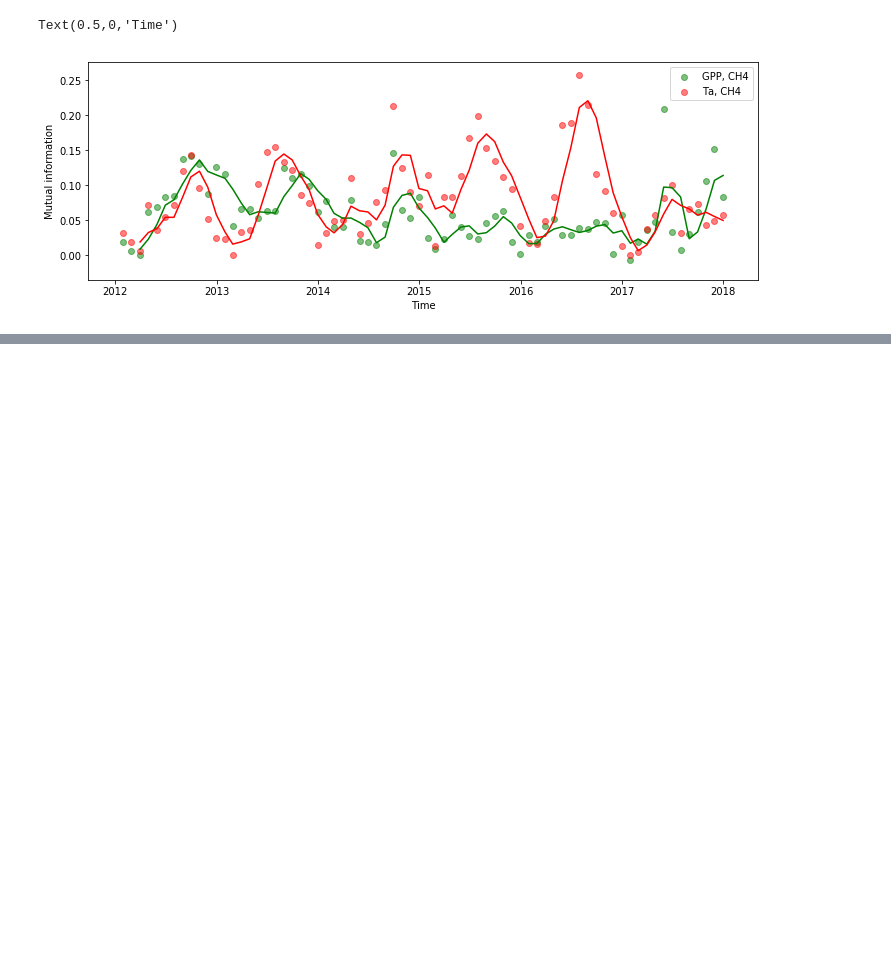
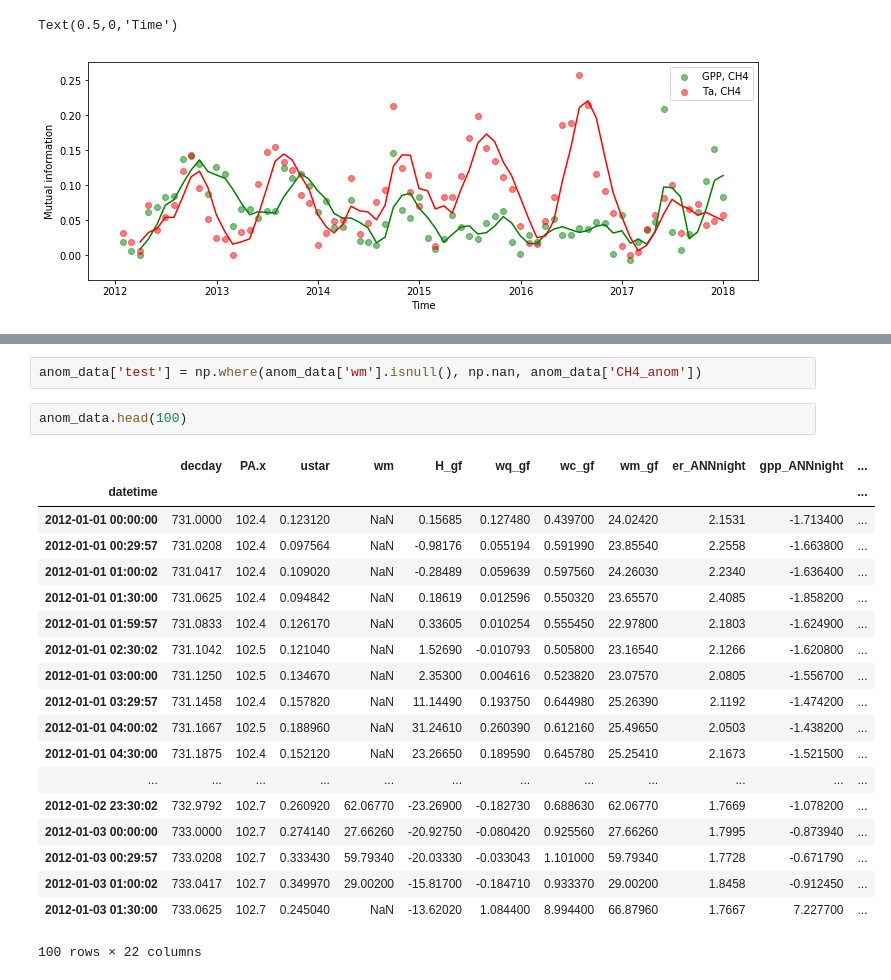
Before and after one commit to samdchamberlain/salinity_py, a Jupyter notebook: entropy_functions.ipynb, the cells around one changed output, grey strips where cells are left out. Saved outputs shown, nothing was run; the diff lists cells and outputs as text; blank space fills up the shorter version.

```diff
--- a/entropy_functions.ipynb
+++ b/entropy_functions.ipynb
@@ -112,0 +247,24 @@ np.percentile(peat['wm_gf'], q = (1 - 0.01) * 100)
+# %%
+anom_data['test'] = np.where(anom_data['wm'].isnull(), np.nan, anom_data['CH4_anom'])
+# %%
+anom_data.head(100)
+# %% [output]
+|  | decday | PA.x | ustar | wm | H_gf | wq_gf | wc_gf | wm_gf | er_ANNnight | gpp_ANNnight | ... |
+| datetime |  |  |  |  |  |  |  |  |  |  | ... |
+| 2012-01-01 00:00:00 | 731.0000 | 102.4 | 0.123120 | NaN | 0.15685 | 0.127480 | 0.439700 | 24.02420 | 2.1531 | -1.713400 | ... |
+| 2012-01-01 00:29:57 | 731.0208 | 102.4 | 0.097564 | NaN | -0.98176 | 0.055194 | 0.591990 | 23.85540 | 2.2558 | -1.663800 | ... |
+| 2012-01-01 01:00:02 | 731.0417 | 102.4 | 0.109020 | NaN | -0.28489 | 0.059639 | 0.597560 | 24.26030 | 2.2340 | -1.636400 | ... |
+| 2012-01-01 01:30:00 | 731.0625 | 102.4 | 0.094842 | NaN | 0.18619 | 0.012596 | 0.550320 | 23.65570 | 2.4085 | -1.858200 | ... |
+| 2012-01-01 01:59:57 | 731.0833 | 102.4 | 0.126170 | NaN | 0.33605 | 0.010254 | 0.555450 | 22.97800 | 2.1803 | -1.624900 | ... |
+| 2012-01-01 02:30:02 | 731.1042 | 102.5 | 0.121040 | NaN | 1.52690 | -0.010793 | 0.505800 | 23.16540 | 2.1266 | -1.620800 | ... |
+| 2012-01-01 03:00:00 | 731.1250 | 102.5 | 0.134670 | NaN | 2.35300 | 0.004616 | 0.523820 | 23.07570 | 2.0805 | -1.556700 | ... |
+| 2012-01-01 03:29:57 | 731.1458 | 102.4 | 0.157820 | NaN | 11.14490 | 0.193750 | 0.644980 | 25.26390 | 2.1192 | -1.474200 | ... |
+| 2012-01-01 04:00:02 | 731.1667 | 102.5 | 0.188960 | NaN | 31.24610 | 0.260390 | 0.612160 | 25.49650 | 2.0503 | -1.438200 | ... |
+| 2012-01-01 04:30:00 | 731.1875 | 102.4 | 0.152120 | NaN | 23.26650 | 0.189590 | 0.645780 | 25.25410 | 2.1673 | -1.521500 | ... |
+| ... | ... | ... | ... | ... | ... | ... | ... | ... | ... | ... | ... |
+| 2012-01-02 23:30:02 | 732.9792 | 102.7 | 0.260920 | 62.06770 | -23.26900 | -0.182730 | 0.688630 | 62.06770 | 1.7669 | -1.078200 | ... |
+| 2012-01-03 00:00:00 | 733.0000 | 102.7 | 0.274140 | 27.66260 | -20.92750 | -0.080420 | 0.925560 | 27.66260 | 1.7995 | -0.873940 | ... |
+| 2012-01-03 00:29:57 | 733.0208 | 102.7 | 0.333430 | 59.79340 | -20.03330 | -0.033043 | 1.101000 | 59.79340 | 1.7728 | -0.671790 | ... |
+| 2012-01-03 01:00:02 | 733.0417 | 102.7 | 0.349970 | 29.00200 | -15.81700 | -0.184710 | 0.933370 | 29.00200 | 1.8458 | -0.912450 | ... |
+| 2012-01-03 01:30:00 | 733.0625 | 102.7 | 0.245040 | NaN | -13.62020 | 1.084400 | 8.994400 | 66.87960 | 1.7667 | 7.227700 | ... |
+100 rows × 22 columns
```
Also changed, not shown: parts of 8 cells of this notebook, 2 other files.
